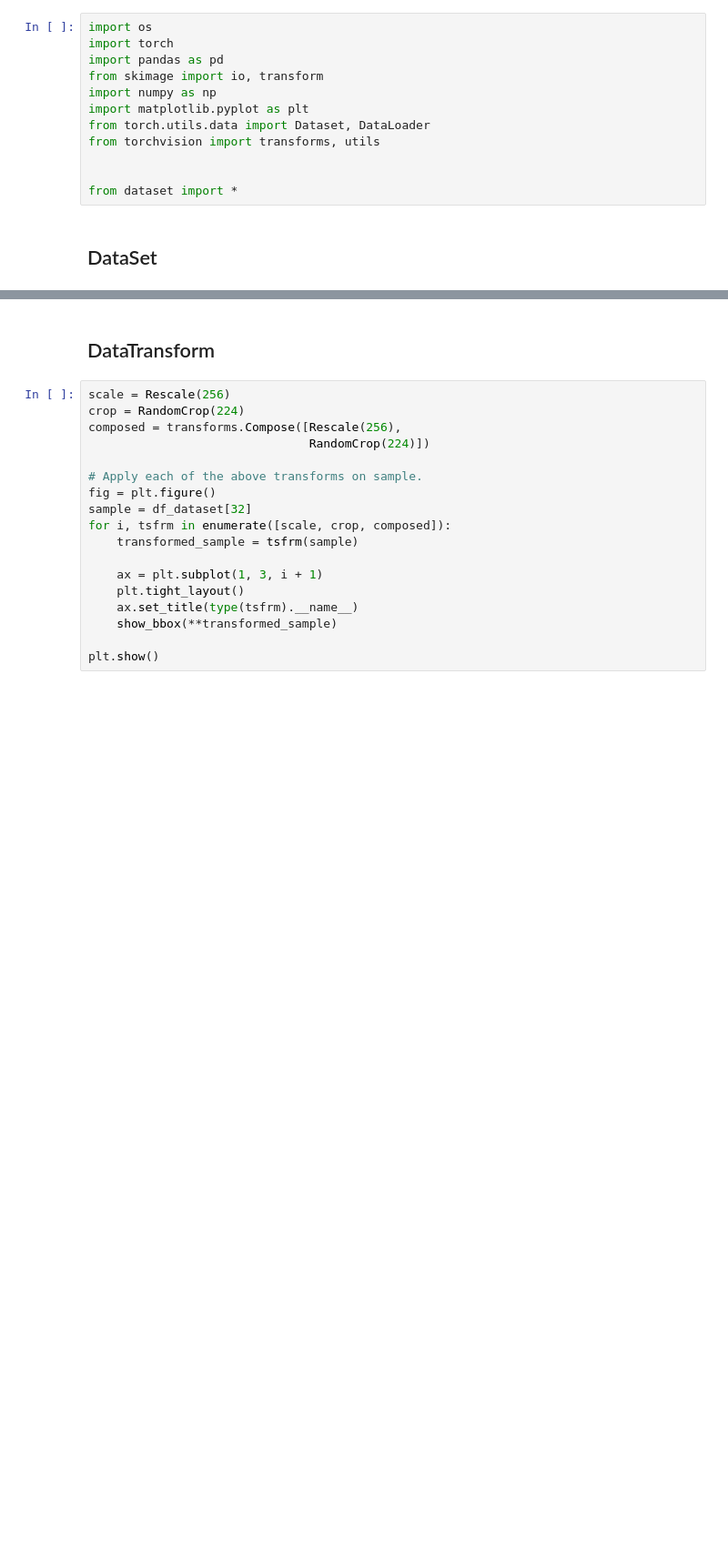
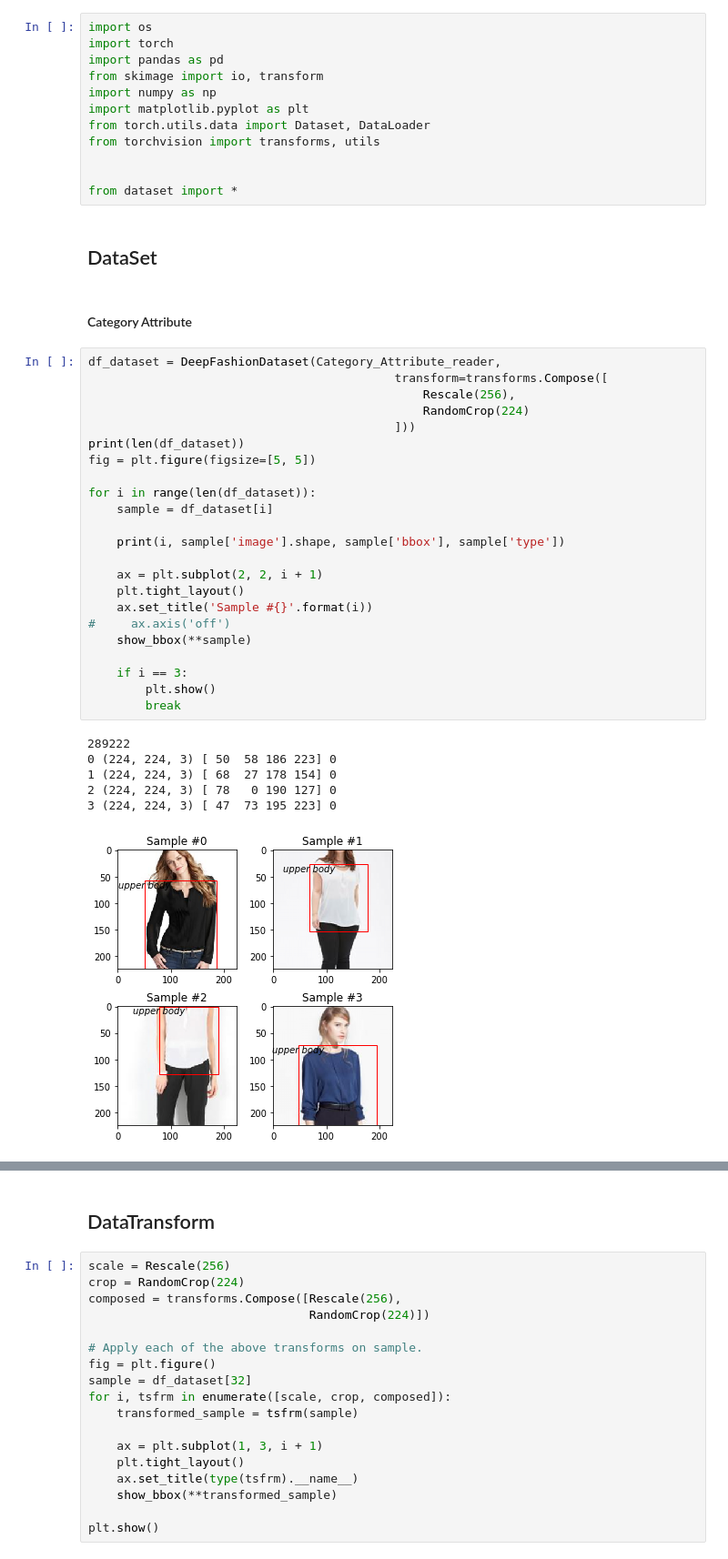
Before and after one commit to Skyraker2016/Clothing-Similarity-Search, a Jupyter notebook: dataset_test.ipynb, the cells around one changed output, grey strips where cells are left out. Shown: that part at 91% size. Cells and saved outputs as stored; diff of their text form; blank space fills up the shorter version.

```diff
--- a/dataset_test.ipynb
+++ b/dataset_test.ipynb
@@ -12,3 +12,35 @@ from torchvision import transforms, utils
 from dataset import *
 # %% [markdown]
 ## DataSet
+# %% [markdown]
+#### Category Attribute
+# %%
+df_dataset = DeepFashionDataset(Category_Attribute_reader,
+                                           transform=transforms.Compose([
+                                               Rescale(256),
+                                               RandomCrop(224)
+                                           ]))
+print(len(df_dataset))
+fig = plt.figure(figsize=[5, 5])
+
+for i in range(len(df_dataset)):
+    sample = df_dataset[i]
+
+    print(i, sample['image'].shape, sample['bbox'], sample['type'])
+
+    ax = plt.subplot(2, 2, i + 1)
+    plt.tight_layout()
+    ax.set_title('Sample #{}'.format(i))
+#     ax.axis('off')
+    show_bbox(**sample)
+
+    if i == 3:
+        plt.show()
+        break
+# %% [output]
+289222
+0 (224, 224, 3) [ 50  58 186 223] 0
+1 (224, 224, 3) [ 68  27 178 154] 0
+2 (224, 224, 3) [ 78   0 190 127] 0
+3 (224, 224, 3) [ 47  73 195 223] 0
+[figure, added]
```
Also changed, not shown: parts of 9 cells of this notebook, 1 other file.
